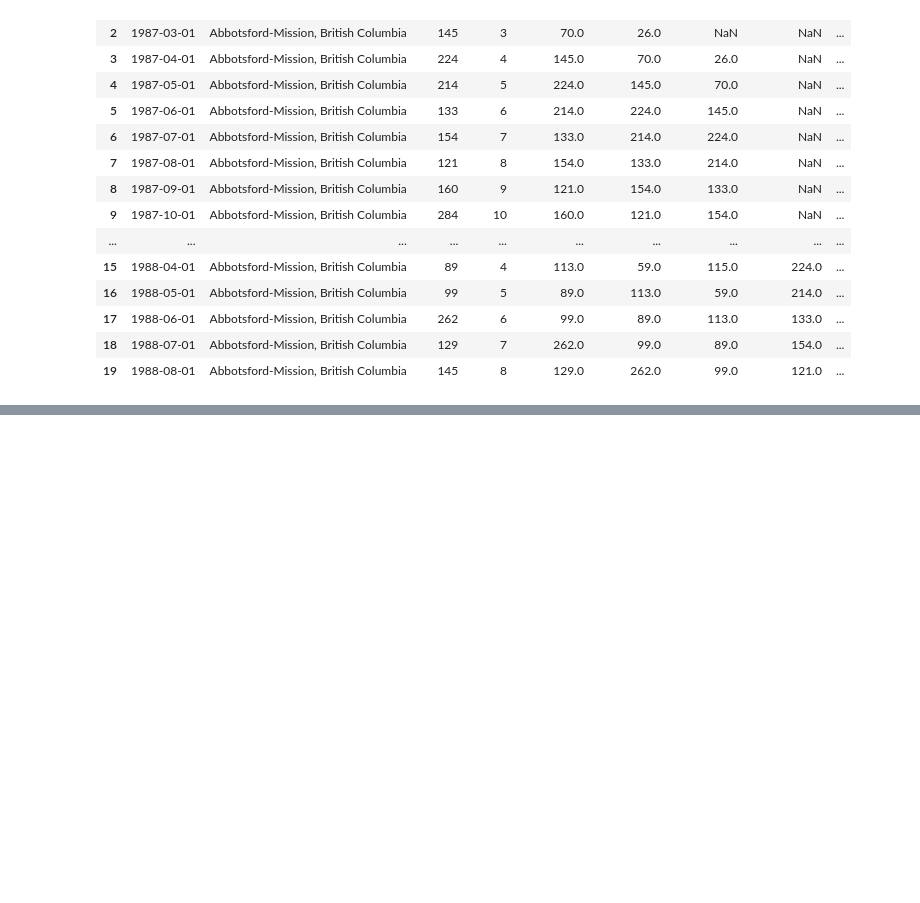
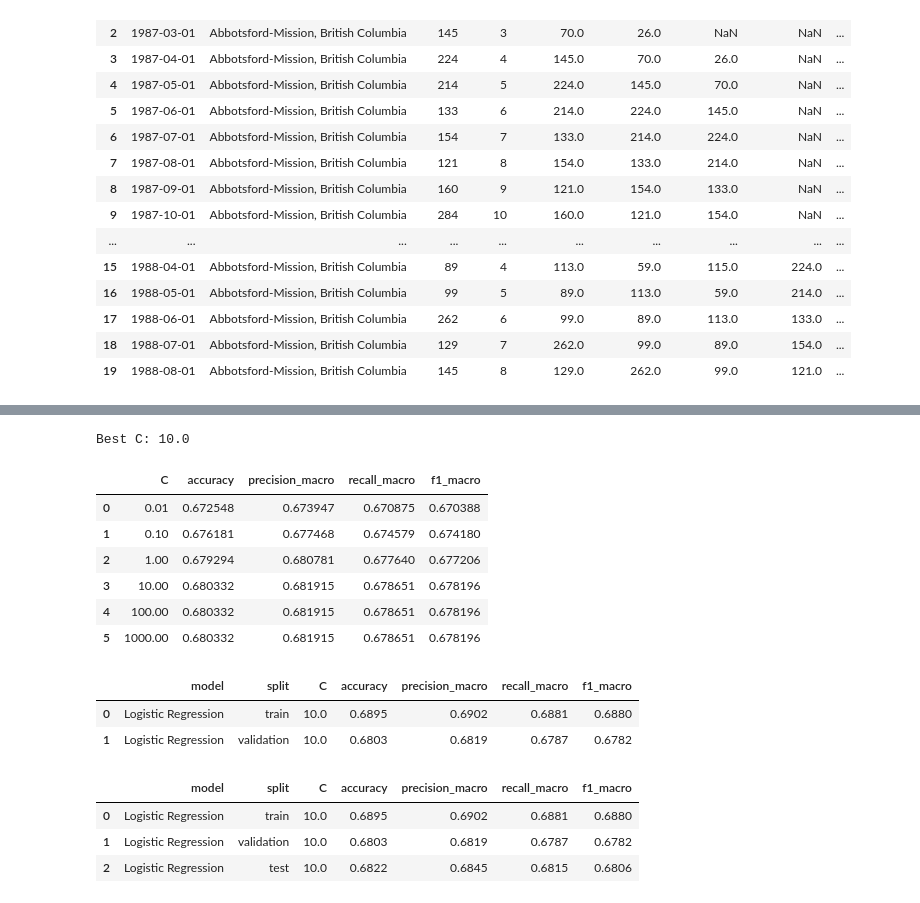
Before and after one commit to BarathSrinivasan2002/MLGroup9FinalProj, a Jupyter notebook: ML_Project.ipynb, the cells around one changed output, grey strips where cells are left out. Drawn from its saved outputs; the diff is of its cells as text; code cells hidden in the pictures; blank space fills up the shorter version.

```diff
--- a/ML_Project.ipynb
+++ b/ML_Project.ipynb
@@ -810,0 +1090,78 @@ clean_df[
+# %%
+
+def build_logreg(C):
+    preprocessor = ColumnTransformer([
+        ("cat", OneHotEncoder(handle_unknown="ignore"), categorical_cols),
+        ("num", StandardScaler(), numeric_cols)
+    ])
+    return Pipeline([
+        ("prep", preprocessor),
+        ("model", LogisticRegression(C=C, max_iter=1000, random_state=42))
+    ])
+
+def classification_metrics(y_true, y_pred):
+    return {
+        "accuracy": accuracy_score(y_true, y_pred),
+        "precision_macro": precision_score(y_true, y_pred, average="macro", zero_division=0),
+        "recall_macro": recall_score(y_true, y_pred, average="macro", zero_division=0),
+        "f1_macro": f1_score(y_true, y_pred, average="macro")
+    }
+# %%
+
+C_values = [0.01, 0.1, 1, 10, 100, 1000]
+tuning_results = []
+
+for C in C_values:
+    model = build_logreg(C)
+    model.fit(X_train, y_train_cls)
+    val_pred = model.predict(X_val)
+    tuning_results.append({"C": C, **classification_metrics(y_val_cls, val_pred)})
+
+tuning_df = pd.DataFrame(tuning_results)
+best_C = tuning_df.loc[tuning_df["f1_macro"].idxmax(), "C"]
+
+print("Best C:", best_C)
+tuning_df
+# %% [output]
+Best C: 10.0
+|  | C | accuracy | precision_macro | recall_macro | f1_macro |
+| 0 | 0.01 | 0.672548 | 0.673947 | 0.670875 | 0.670388 |
+| 1 | 0.10 | 0.676181 | 0.677468 | 0.674579 | 0.674180 |
+| 2 | 1.00 | 0.679294 | 0.680781 | 0.677640 | 0.677206 |
+| 3 | 10.00 | 0.680332 | 0.681915 | 0.678651 | 0.678196 |
+| 4 | 100.00 | 0.680332 | 0.681915 | 0.678651 | 0.678196 |
+| 5 | 1000.00 | 0.680332 | 0.681915 | 0.678651 | 0.678196 |
+# %%
+logreg = build_logreg(best_C)
+logreg.fit(X_train, y_train_cls)
+
+train_pred = logreg.predict(X_train)
+val_pred = logreg.predict(X_val)
+
+logreg_metrics = pd.DataFrame([
+    {"model": "Logistic Regression", "split": "train", "C": best_C,
+     **classification_metrics(y_train_cls, train_pred)},
+    {"model": "Logistic Regression", "split": "validation", "C": best_C,
+     **classification_metrics(y_val_cls, val_pred)}
+])
+
+logreg_metrics.round(4)
+# %% [output]
+|  | model | split | C | accuracy | precision_macro | recall_macro | f1_macro |
+| 0 | Logistic Regression | train | 10.0 | 0.6895 | 0.6902 | 0.6881 | 0.6880 |
+| 1 | Logistic Regression | validation | 10.0 | 0.6803 | 0.6819 | 0.6787 | 0.6782 |
+# %%
+test_pred = logreg.predict(X_test)
+
+test_metrics = pd.DataFrame([
+    {"model": "Logistic Regression", "split": "test", "C": best_C,
+     **classification_metrics(y_test_cls, test_pred)}
+])
+
+logreg_metrics = pd.concat([logreg_metrics, test_metrics], ignore_index=True)
+logreg_metrics.round(4)
+# %% [output]
+|  | model | split | C | accuracy | precision_macro | recall_macro | f1_macro |
+| 0 | Logistic Regression | train | 10.0 | 0.6895 | 0.6902 | 0.6881 | 0.6880 |
+| 1 | Logistic Regression | validation | 10.0 | 0.6803 | 0.6819 | 0.6787 | 0.6782 |
+| 2 | Logistic Regression | test | 10.0 | 0.6822 | 0.6845 | 0.6815 | 0.6806 |
```
Also changed, not shown: parts of 26 cells of this notebook.
